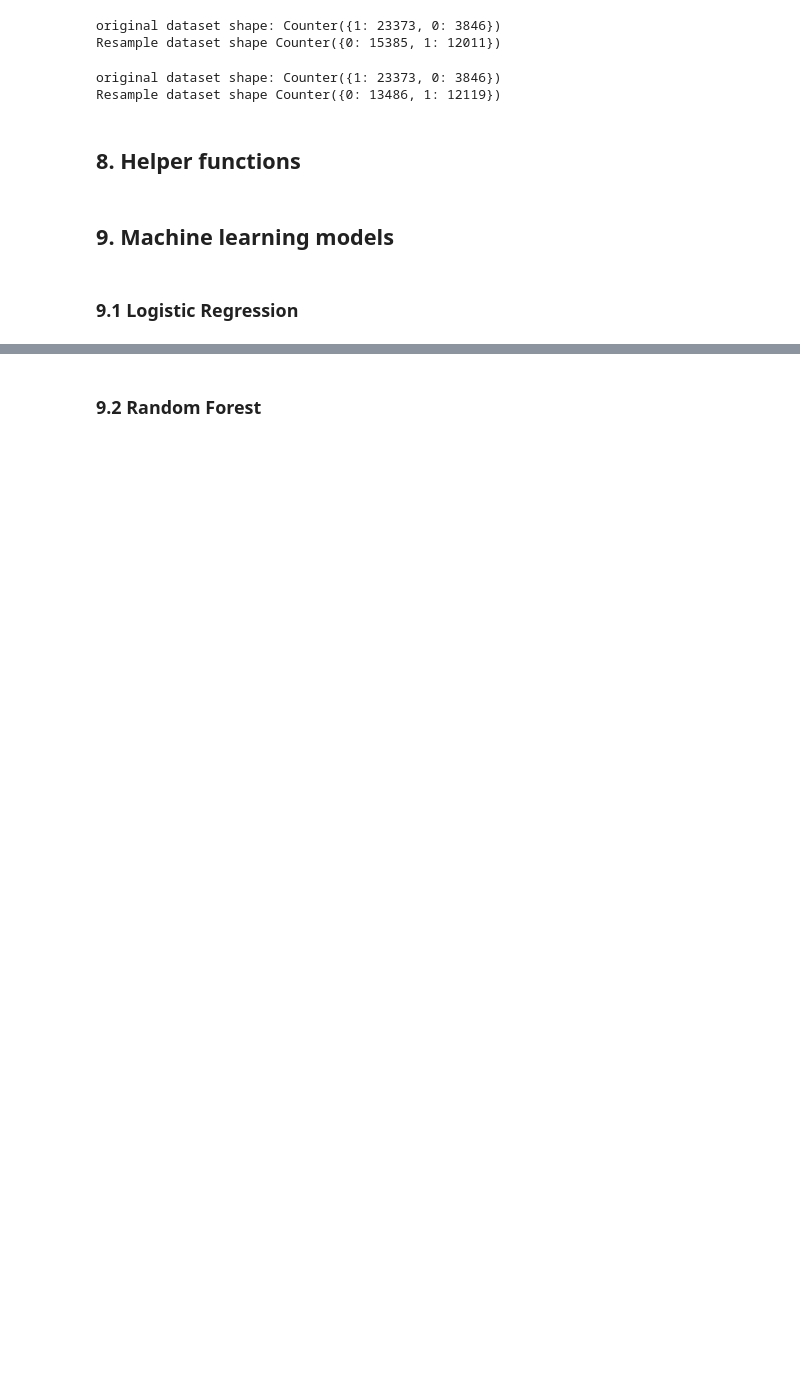
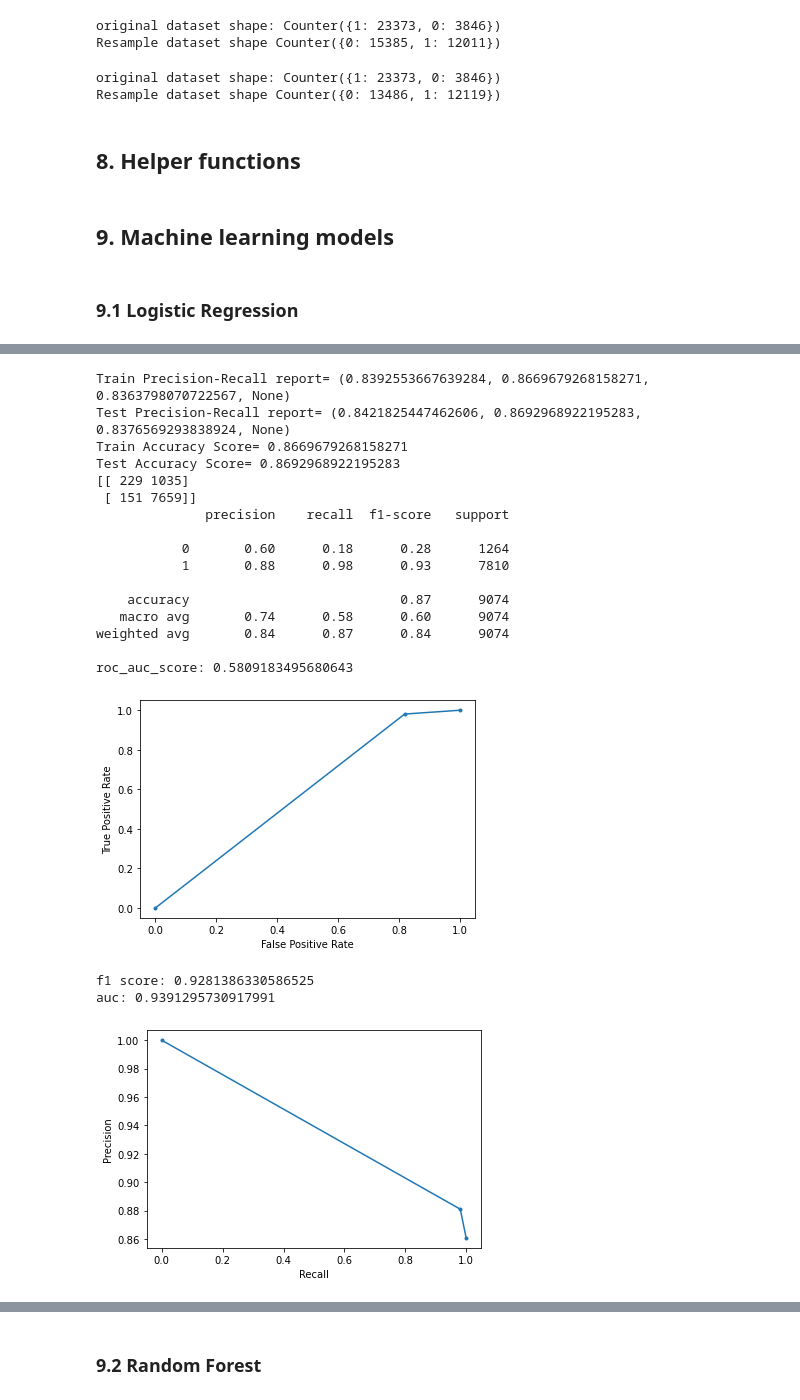
Before and after one commit to rooplaxmidesai/homework, a Jupyter notebook: week_24/Project_Master.ipynb, the cells around one changed output, grey strips where cells are left out. Cells and saved outputs as stored; diff of their text form; code cells hidden in the pictures; blank space fills up the shorter version.

```diff
--- a/week_24/Project_Master.ipynb
+++ b/week_24/Project_Master.ipynb
@@ -709,0 +776,24 @@ def model_roc_auc(y_test,y_pred):
+# %%
+##Evaluating with features given by SelectKBest for Logistic:
+evaluate_model(gs_lr,X_train_fs, y_train_fs, X_test_fs, y_test_fs)
+# %% [output]
+Train Precision-Recall report= (0.8392553667639284, 0.8669679268158271, 0.8363798070722567, None)
+Test Precision-Recall report= (0.8421825447462606, 0.8692968922195283, 0.8376569293838924, None)
+Train Accuracy Score= 0.8669679268158271
+Test Accuracy Score= 0.8692968922195283
+[[ 229 1035]
+ [ 151 7659]]
+              precision    recall  f1-score   support
+
+           0       0.60      0.18      0.28      1264
+           1       0.88      0.98      0.93      7810
+
+    accuracy                           0.87      9074
+   macro avg       0.74      0.58      0.60      9074
+weighted avg       0.84      0.87      0.84      9074
+
+roc_auc_score: 0.5809183495680643
+[figure, added]
+f1 score: 0.9281386330586525
+auc: 0.9391295730917991
+[figure, added]
```
Also changed, not shown: parts of 33 cells of this notebook.
